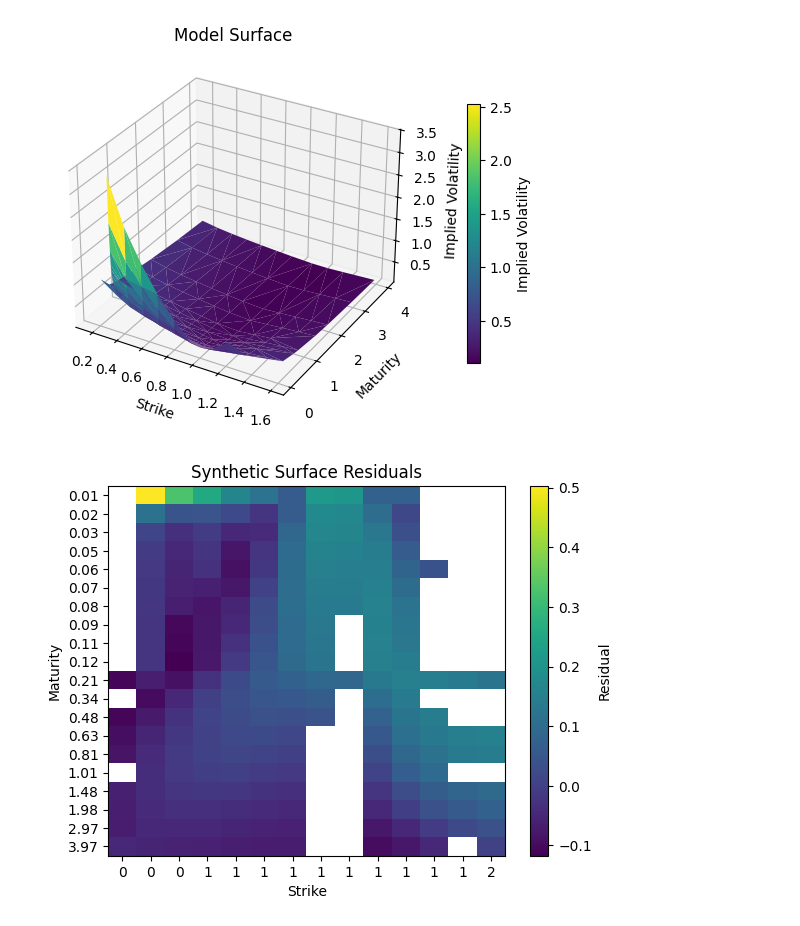
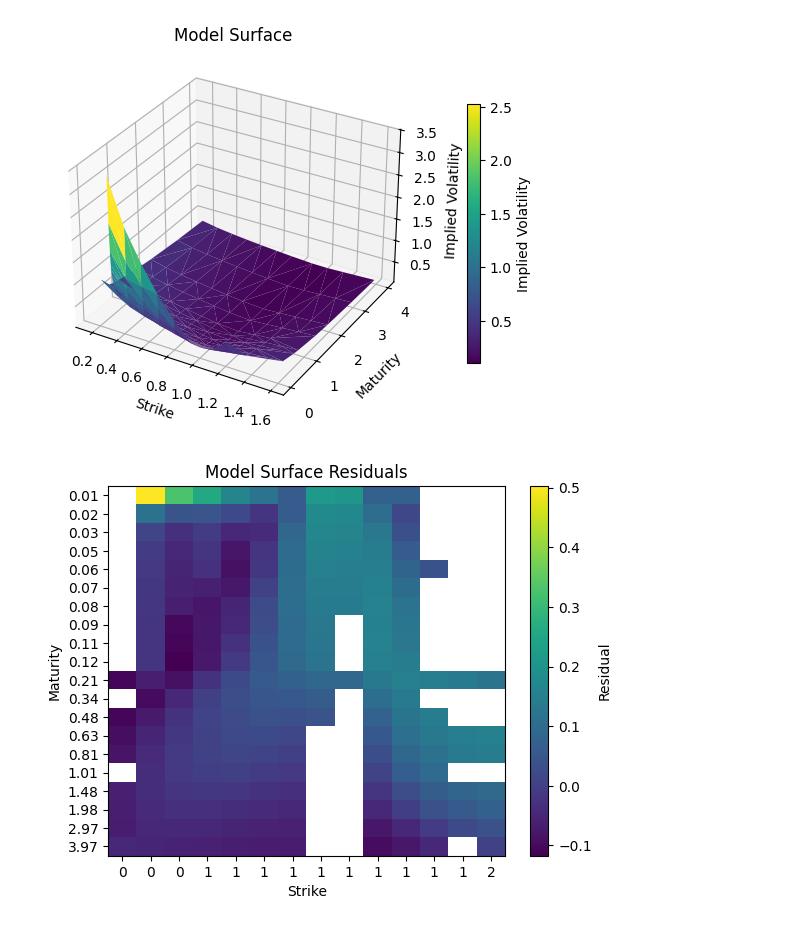
Before and after one commit to tania-duque-pita/EquitySimulation, a Jupyter notebook: examples/examples.ipynb, the cells around one changed output. Saved outputs shown, nothing was run; the diff lists cells and outputs as text; code cells hidden in the pictures.

Commit message:
Fixed typo in plot

```diff
--- a/examples/examples.ipynb
+++ b/examples/examples.ipynb
@@ -187,11 +187,11 @@ surface_mdl_figure.show()
 # %%
 # Heatmap of residuals from Market vol vs Model Vol
 heatmap_figure, _ = plot_residual_heatmap(
         market_surface,
         surface_result,
-        title="Synthetic Surface Residuals",
+        title="Model Surface Residuals",
     )
 
 heatmap_figure.show()
 # %% [output]
-[figure, old version]
+[figure, new version]
```
